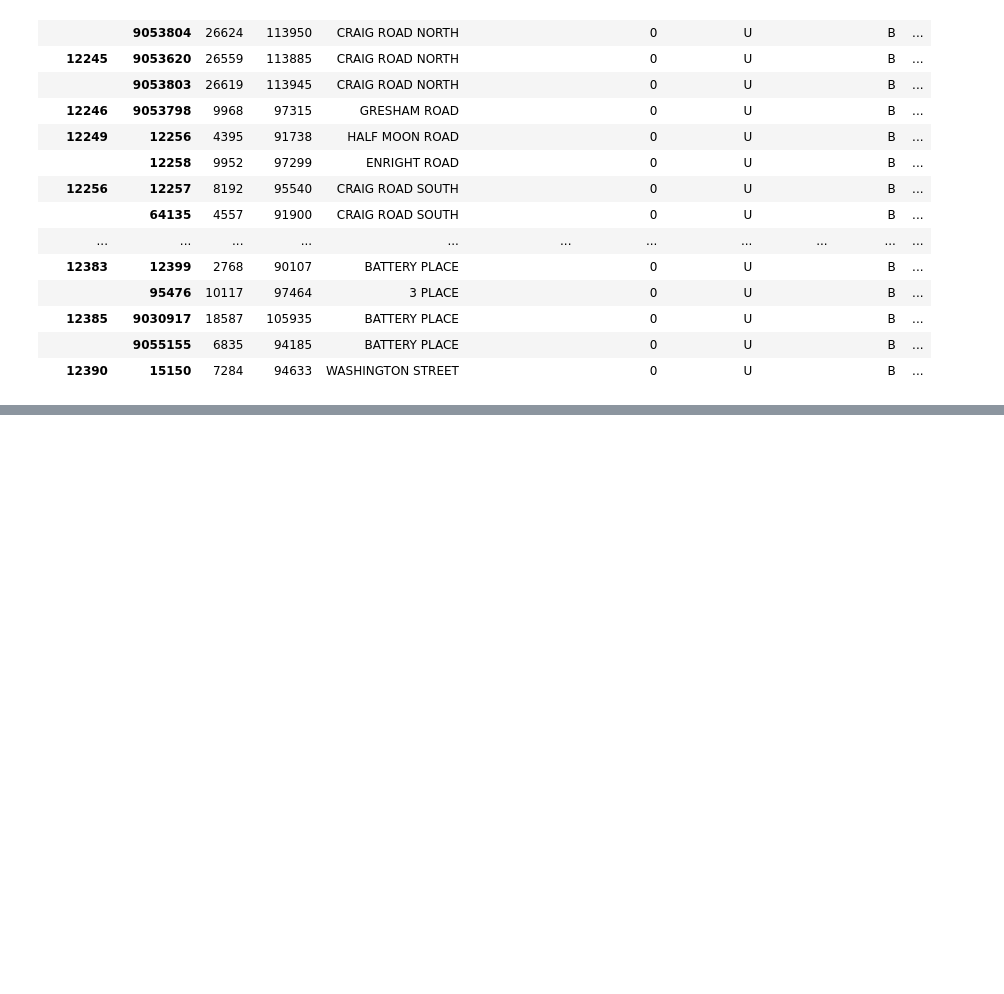
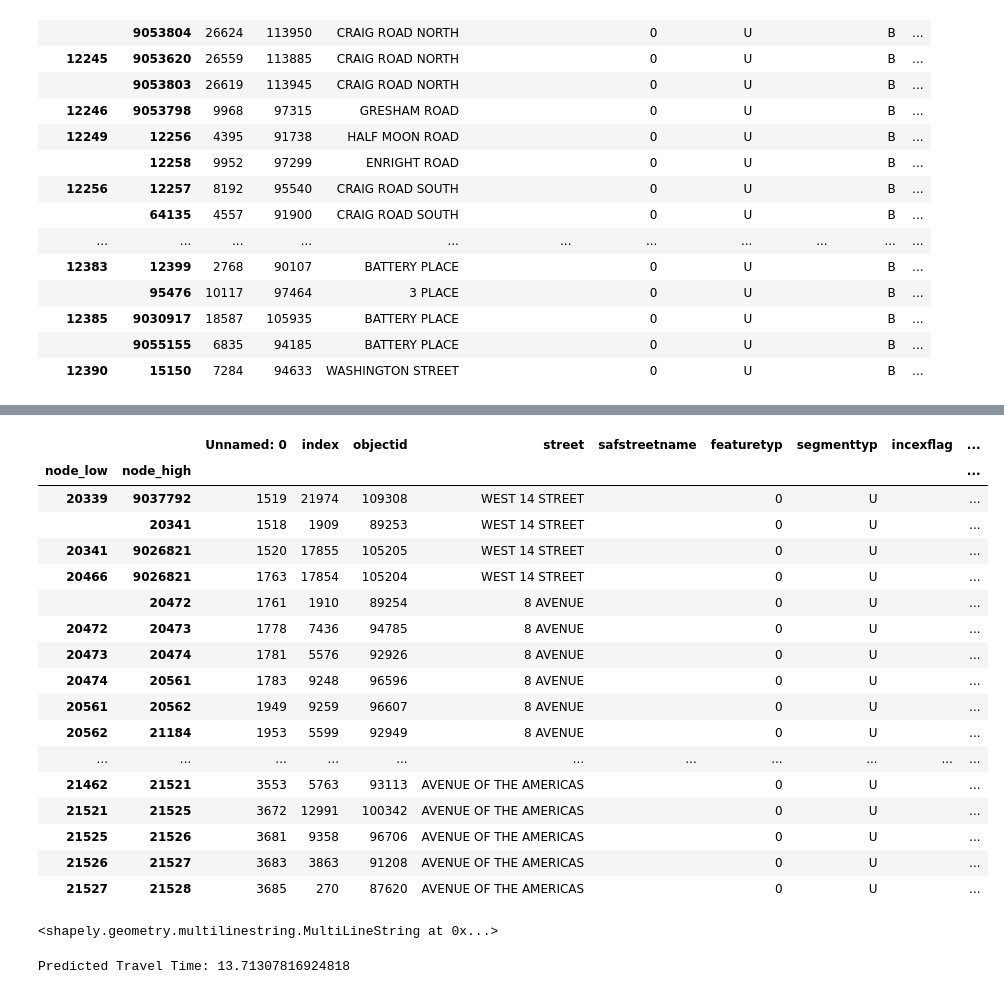
Before and after one commit to ttaylorok/nyc_taxis, a Jupyter notebook: create_network_man.ipynb, the cells around one changed output, grey strips where cells are left out. Cells and saved outputs as stored; diff of their text form; code cells hidden in the pictures; blank space fills up the shorter version.

```diff
--- a/create_network_man.ipynb
+++ b/create_network_man.ipynb
@@ -663,0 +712,2 @@ lf2.head(100)
+# %%
+lion_vels = pd.read_csv('lion_filt2_with_vel_man.csv')
@@ -663,0 +732,4 @@ lf2.head(100)
+# %%
+lion_vels['vel_mph'] = (1/lion_vels['vels'])*(3600/5280)
+# %%
+lion_vels['shape_wkt'] = lion_vels['shape'].apply(lambda x : WKTElement(x,srid=2263))
@@ -663,0 +739,50 @@ lf2.head(100)
+# %%
+# chelsea market: 9037792
+# rockefeller center: 21528
+inode = 9037792
+jnode = 21528
+p = nx.dijkstra_path(G, inode, jnode, weight = 'weight')
+path_int = [int(pp) for pp in p]
+
+#lion_vels.set_index(['node_low','node_high'], inplace = True)
+lion_path = lion_vels.iloc[0:0]
+
+p_seg_ids = []
+p_seg_lengths = []
+p_seg_shapes = []
+#p_rw_types = []
+p_vels = []
+for i in np.arange(1,len(p)):
+    nodes_temp = [p[i], p[i-1]]
+    node_min = min(nodes_temp)
+    node_max = max(nodes_temp)
+    row = lion_vels.loc[(node_min,node_max)]
+    #lion_filt.loc[(node_min,node_max),'path_count'] = row['path_count'] + 1
+    lion_path = lion_path.append(row)
+    p_seg_ids.append(int(row['seg_id']))
+    p_seg_lengths.append(float(row['shape_length']))
+    #p_rw_types.append(int(row['rw_type'][0].strip()))
+    p_vels.append(float(row['vels']))
+    for shape in row['shape']:
+        p_seg_shapes.append(shape[0])
+# %%
+lion_path
+# %% [output]
+|  |  | Unnamed: 0 | index | objectid | street | safstreetname | featuretyp | segmenttyp | incexflag | ... |
+| node_low | node_high |  |  |  |  |  |  |  |  | ... |
+| 20339 | 9037792 | 1519 | 21974 | 109308 | WEST 14 STREET |  | 0 | U |  | ... |
+|  | 20341 | 1518 | 1909 | 89253 | WEST 14 STREET |  | 0 | U |  | ... |
+| 20341 | 9026821 | 1520 | 17855 | 105205 | WEST 14 STREET |  | 0 | U |  | ... |
+| 20466 | 9026821 | 1763 | 17854 | 105204 | WEST 14 STREET |  | 0 | U |  | ... |
+|  | 20472 | 1761 | 1910 | 89254 | 8 AVENUE |  | 0 | U |  | ... |
+| 20472 | 20473 | 1778 | 7436 | 94785 | 8 AVENUE |  | 0 | U |  | ... |
+| 20473 | 20474 | 1781 | 5576 | 92926 | 8 AVENUE |  | 0 | U |  | ... |
+| 20474 | 20561 | 1783 | 9248 | 96596 | 8 AVENUE |  | 0 | U |  | ... |
+| 20561 | 20562 | 1949 | 9259 | 96607 | 8 AVENUE |  | 0 | U |  | ... |
+| 20562 | 21184 | 1953 | 5599 | 92949 | 8 AVENUE |  | 0 | U |  | ... |
+| ... | ... | ... | ... | ... | ... | ... | ... | ... | ... | ... |
+| 21462 | 21521 | 3553 | 5763 | 93113 | AVENUE OF THE AMERICAS |  | 0 | U |  | ... |
+| 21521 | 21525 | 3672 | 12991 | 100342 | AVENUE OF THE AMERICAS |  | 0 | U |  | ... |
+| 21525 | 21526 | 3681 | 9358 | 96706 | AVENUE OF THE AMERICAS |  | 0 | U |  | ... |
+| 21526 | 21527 | 3683 | 3863 | 91208 | AVENUE OF THE AMERICAS |  | 0 | U |  | ... |
+| 21527 | 21528 | 3685 | 270 | 87620 | AVENUE OF THE AMERICAS |  | 0 | U |  | ... |
@@ -663,0 +793,4 @@ lf2.head(100)
+# %%
+MultiLineString(p_seg_shapes)
+# %% [output]
+<shapely.geometry.multilinestring.MultiLineString at 0x...>
@@ -663,0 +801,6 @@ lf2.head(100)
+# %%
+times = np.array(p_seg_lengths)*np.array(p_vels)
+travel_time_min = np.sum(times)/60
+print('Predicted Travel Time: {}'.format(travel_time_min))
+# %% [output]
+Predicted Travel Time: 13.71307816924818
```
Also changed, not shown: parts of 14 cells of this notebook, 2 other files.
